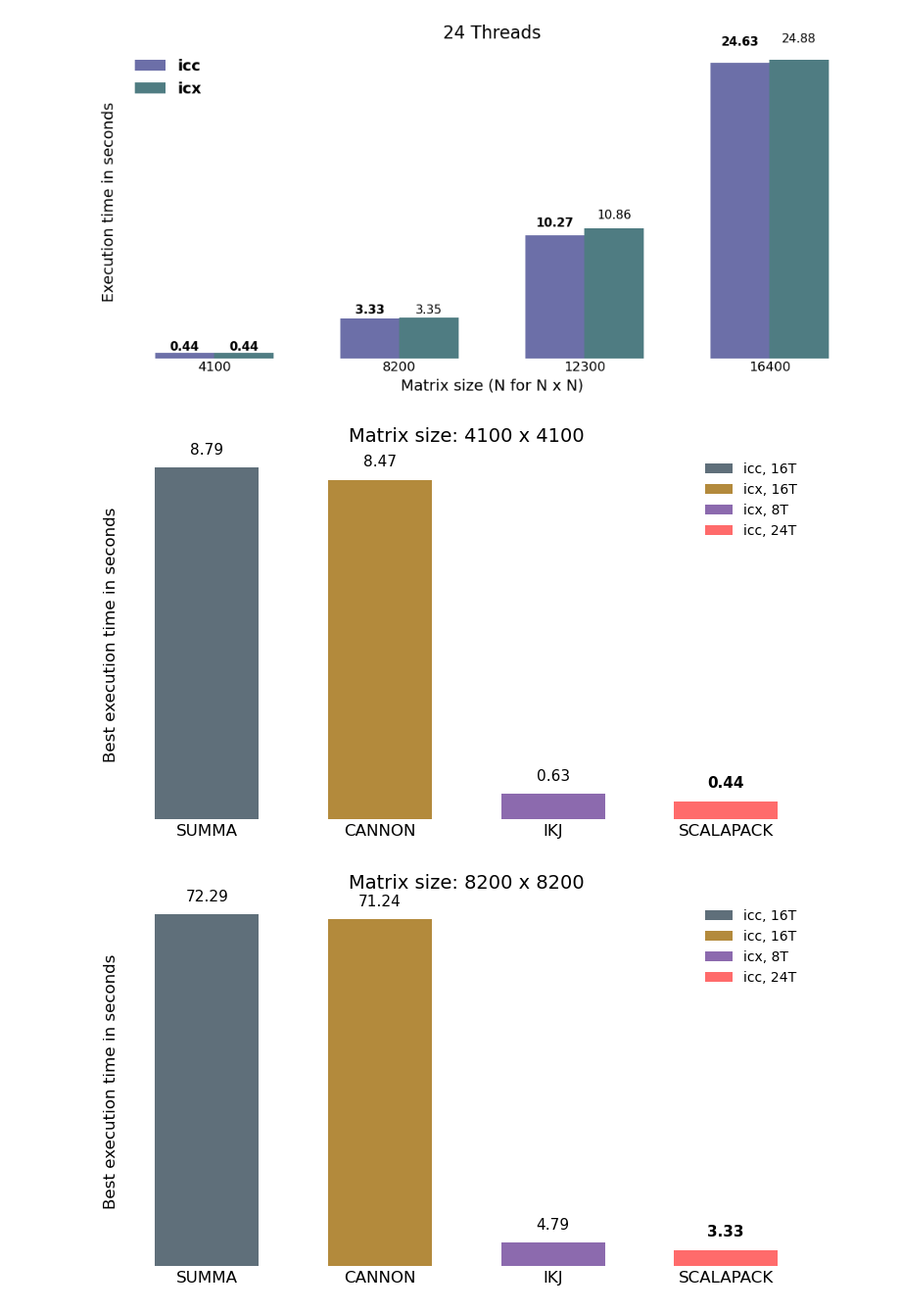
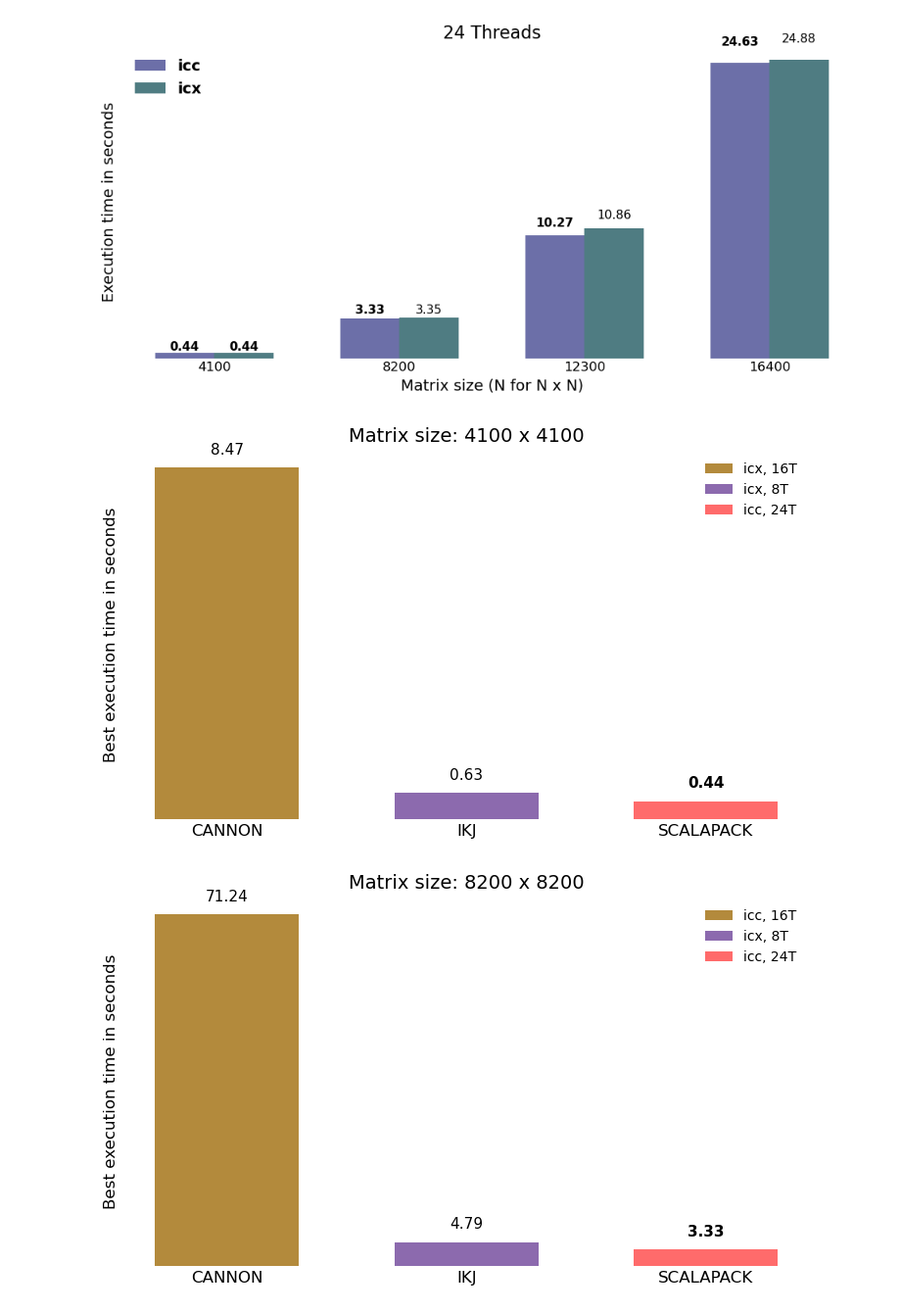
Before and after one commit to inkeaton/HPC-MATMUL, a Jupyter notebook: plot_scripts/mpi/mpi_benchmark_analysis.ipynb, the cells around one changed output. Shown at 98% size. Cells and saved outputs as stored; diff of their text form; code cells hidden in the pictures.

```diff
--- a/plot_scripts/mpi/mpi_benchmark_analysis.ipynb
+++ b/plot_scripts/mpi/mpi_benchmark_analysis.ipynb
@@ -515,8 +515,6 @@ def classify_approach(row) -> str:
         return "ikj"
     if "cannon" in t:
         return "cannon"
-    if "summa" in t:
-        return "summa"
     if "scalapack" in t:
         return "scalapack"
     return "other"
@@ -527,7 +525,6 @@ df["approach"] = df.apply(classify_approach, axis=1)
 colors = {
     "ikj":  "#8C6AAE",  # purple
     "cannon": "#B38A3C",  # green
-    "summa":  "#5F6F7A",  # teal
     "scalapack":  "#FF6B6B",  # red
 }
 
@@ -537,7 +534,7 @@ def best_row_per_approach(sub: pd.DataFrame):
     best_time = min Time_s su TUTTE le configurazioni (compiler/threads/tile)
     """
     out = {}
-    for a in [ "cannon", "ikj","summa", "scalapack"]:
+    for a in [ "cannon", "ikj", "scalapack"]:
         tmp = sub[sub["approach"] == a].dropna(subset=["Time_s"])
         if tmp.empty:
             out[a] = (np.nan, None)
@@ -581,7 +578,7 @@ for N in selected_sizes:
 
     best = best_row_per_approach(sub)
 
-    approaches = [ "summa","cannon","ikj",  "scalapack"]
+    approaches = ["cannon","ikj",  "scalapack"]
     times = [best[a][0] for a in approaches]
 
     # best overall (tra i tre)
@@ -620,32 +617,32 @@ for N in selected_sizes:
 
     ax.legend(handles, labels, frameon=False, loc="upper right", fontsize=10)
 
     # valori sopra le barre (come prima)
     # + grassetto sulla barra migliore (tempo MIN) tra i tre
     if finite_times:
         best_min_t = best_overall_t
     else:
         best_min_t = None
 
     # offset “robusto” per posizione testo
     max_t = np.nanmax(times) if np.any(np.isfinite(times)) else 0.0
     offset = max_t * 0.03 if max_t > 0 else 0.0
 
     for bar, a, t in zip(barlist, approaches, times):
         if np.isfinite(t):
             ax.text(
                 bar.get_x() + bar.get_width()/2,
                 t + offset,
                 f"{t:.2f}",
                 ha="center",
                 va="bottom",
                 fontsize=11,
                 fontweight="bold" if (best_min_t is not None and np.isclose(t, best_min_t)) else "normal"
             )
 
     minimal_style(ax)
     plt.tight_layout()
     plt.show()
 # %% [output]
-[figure, old version]
+[figure, new version]
-[figure, old version]
+[figure, new version]
```
Also changed, not shown: parts of 1 cell of this notebook, 31 other files.
